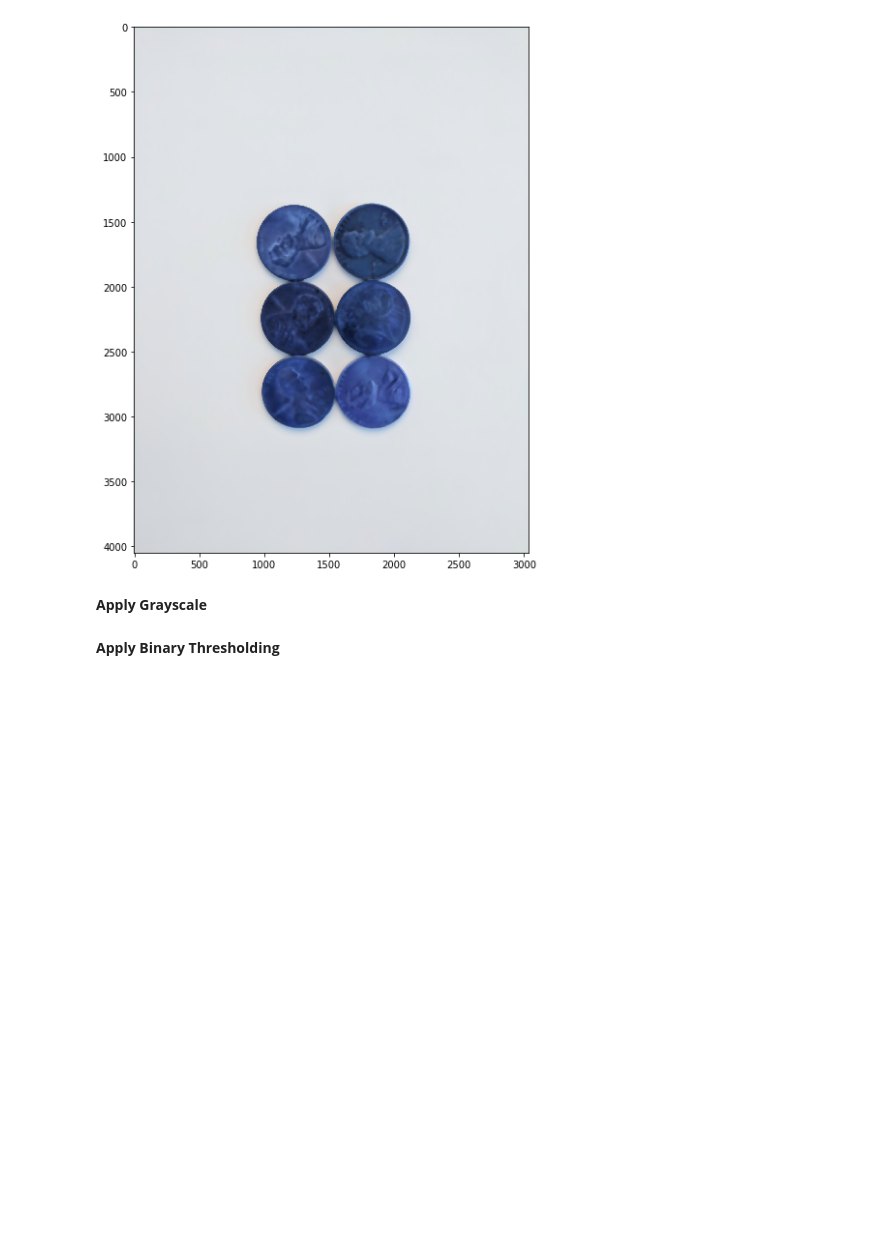
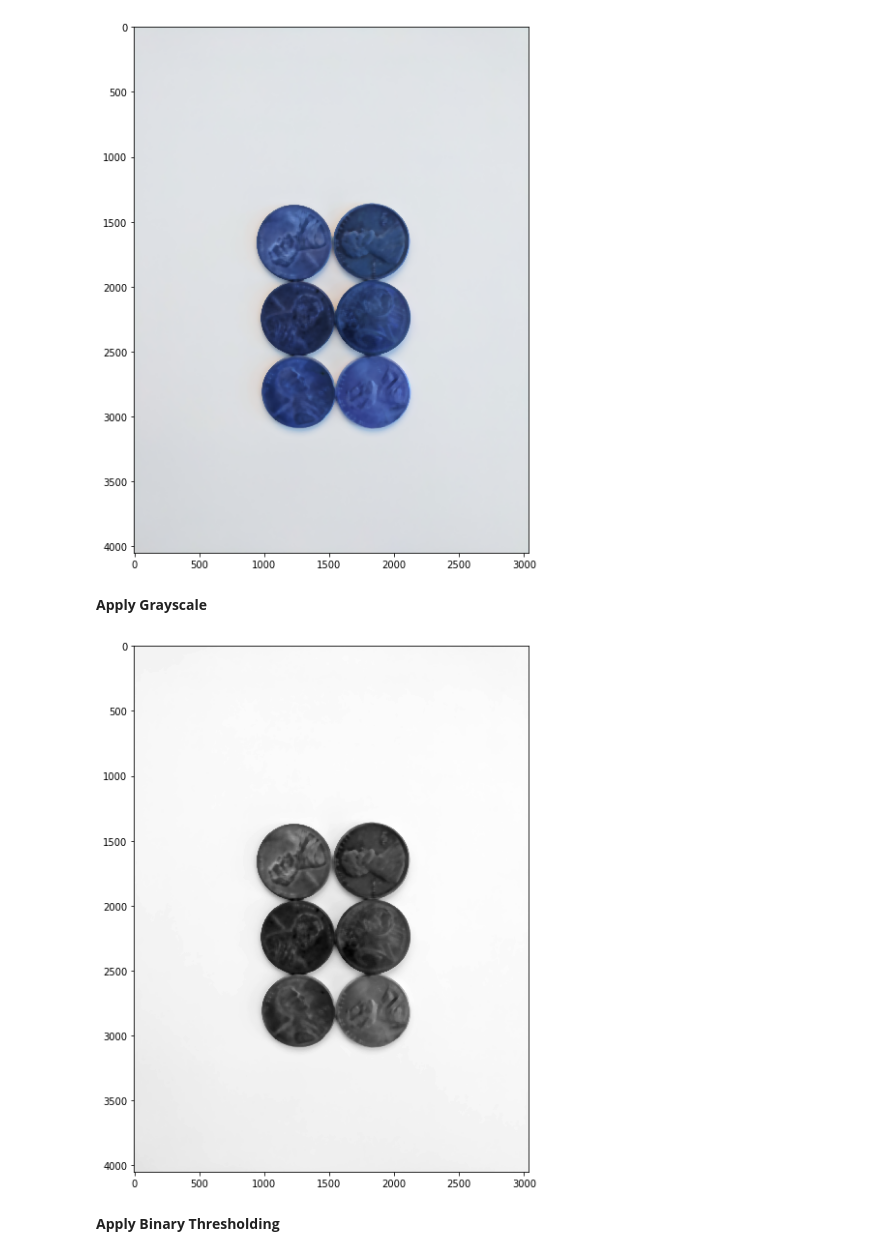
Before and after one commit to neemiasbsilva/object-detection-opencv, a Jupyter notebook: apply-watershed-algorithm.ipynb, the cells around one changed output. Drawn from its saved outputs; the diff is of its cells as text; code cells hidden in the pictures; blank space fills up the shorter version.

Commit message:
Object detection - using watershed algorithm to apply coin next table

```diff
--- a/apply-watershed-algorithm.ipynb
+++ b/apply-watershed-algorithm.ipynb
@@ -37,6 +37,10 @@ display(sep_blur)
 # %% [markdown]
 **Apply Grayscale**
 # %%
-gray_sep_coins = cv2.cvtColor(sep_blur, )
+gray_sep_coins = cv2.cvtColor(sep_blur, cv2.COLOR_BGR2GRAY)
+# %%
+display(gray_sep_coins)
+# %% [output]
+[figure, added]
 # %% [markdown]
 **Apply Binary Thresholding**
```
Also changed, not shown: parts of 2 cells of this notebook.
